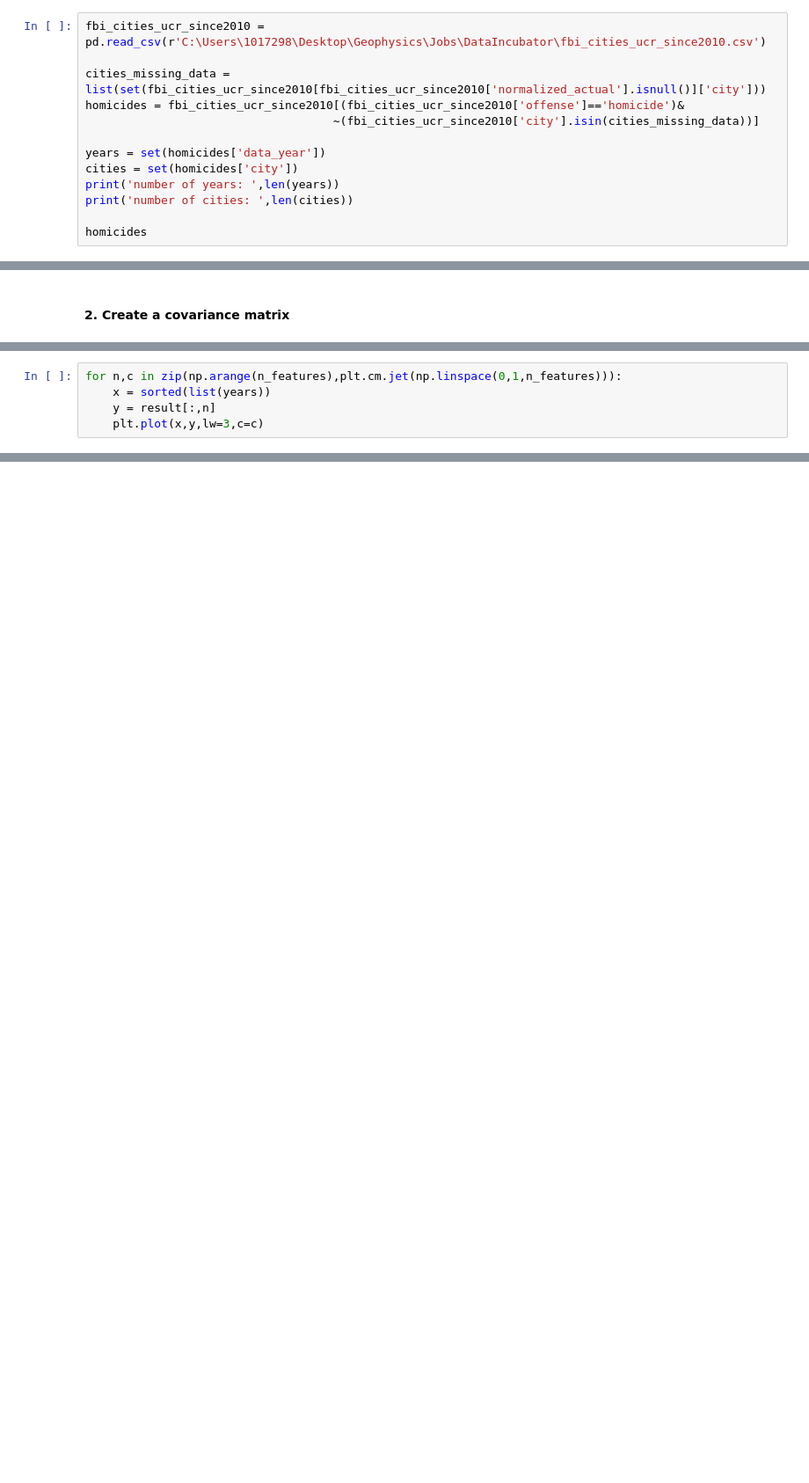
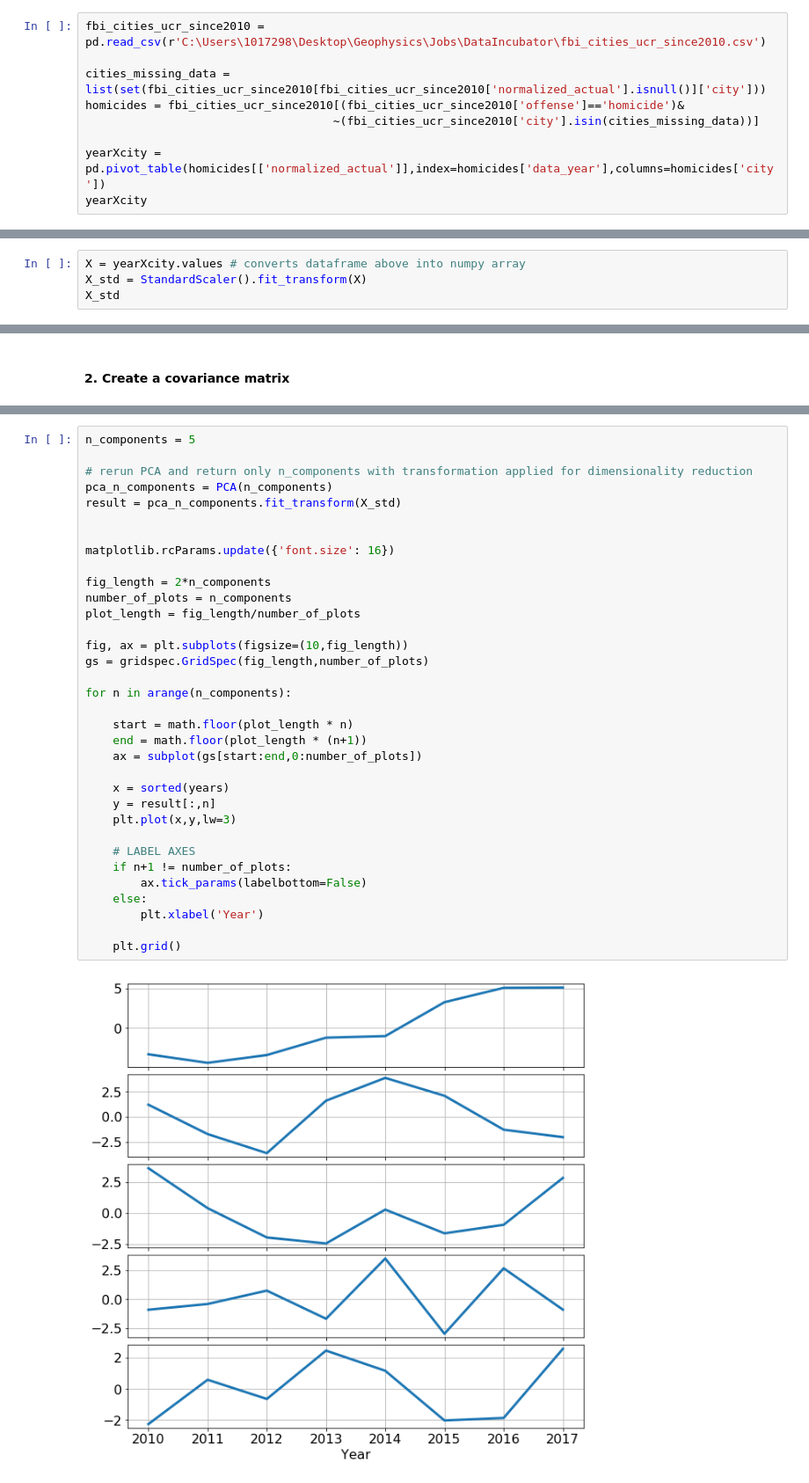
Before and after one commit to pkaercher/TheDataIncubatorProject, a Jupyter notebook: PCA.ipynb, the cells around one changed output, grey strips where cells are left out. Shown at 88% size. Cells and saved outputs as stored; diff of their text form; blank space fills up the shorter version.

```diff
--- a/PCA.ipynb
+++ b/PCA.ipynb
@@ -21,10 +58,6 @@ cities_missing_data = list(set(fbi_cities_ucr_since2010[fbi_cities_ucr_since2010
 homicides = fbi_cities_ucr_since2010[(fbi_cities_ucr_since2010['offense']=='homicide')&
                                     ~(fbi_cities_ucr_since2010['city'].isin(cities_missing_data))]
 
-years = set(homicides['data_year'])
-cities = set(homicides['city'])
-print('number of years: ',len(years))
-print('number of cities: ',len(cities))
-
-homicides
+yearXcity = pd.pivot_table(homicides[['normalized_actual']],index=homicides['data_year'],columns=homicides['city'])
+yearXcity
 # %% [output]
@@ -88,0 +110,4 @@ array([[3.65452552, 0.90400182, 0.56530178, 2.02387217, 0.45836978,
+# %%
+X = yearXcity.values # converts dataframe above into numpy array
+X_std = StandardScaler().fit_transform(X)
+X_std
@@ -152,5 +133,0 @@ for city in cities:
-# %%
-for n,c in zip(np.arange(n_features),plt.cm.jet(np.linspace(0,1,n_features))):
-    x = sorted(list(years))
-    y = result[:,n]
-    plt.plot(x,y,lw=3,c=c)
@@ -215,0 +222,36 @@ numpy.ndarray
+# %%
+n_components = 5
+
+# rerun PCA and return only n_components with transformation applied for dimensionality reduction
+pca_n_components = PCA(n_components)
+result = pca_n_components.fit_transform(X_std)
+
+
+matplotlib.rcParams.update({'font.size': 16})
+
+fig_length = 2*n_components
+number_of_plots = n_components
+plot_length = fig_length/number_of_plots
+
+fig, ax = plt.subplots(figsize=(10,fig_length))
+gs = gridspec.GridSpec(fig_length,number_of_plots)
+
+for n in arange(n_components):
+
+    start = math.floor(plot_length * n)
+    end = math.floor(plot_length * (n+1))
+    ax = subplot(gs[start:end,0:number_of_plots])
+
+    x = sorted(years)
+    y = result[:,n]
+    plt.plot(x,y,lw=3)
+
+    # LABEL AXES
+    if n+1 != number_of_plots:
+        ax.tick_params(labelbottom=False)
+    else:
+        plt.xlabel('Year')
+
+    plt.grid()
+# %% [output]
+[figure, added]
```
Also changed, not shown: parts of 64 cells of this notebook.
